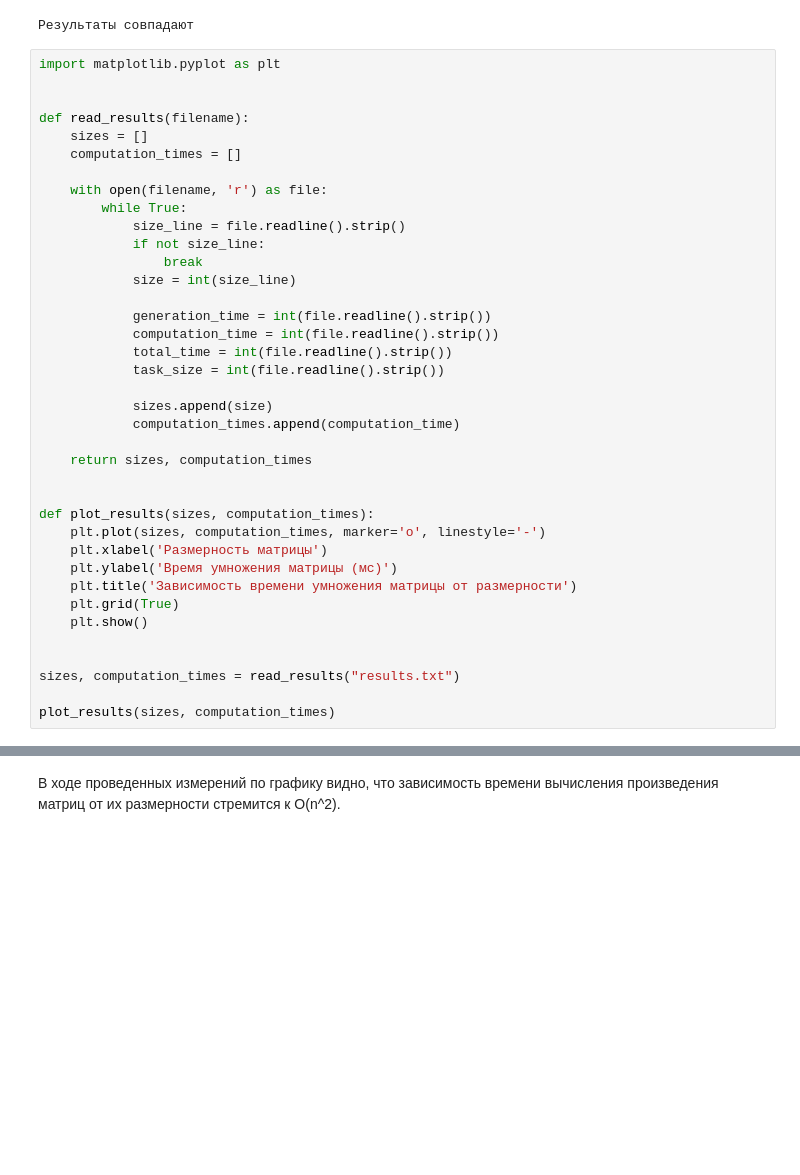
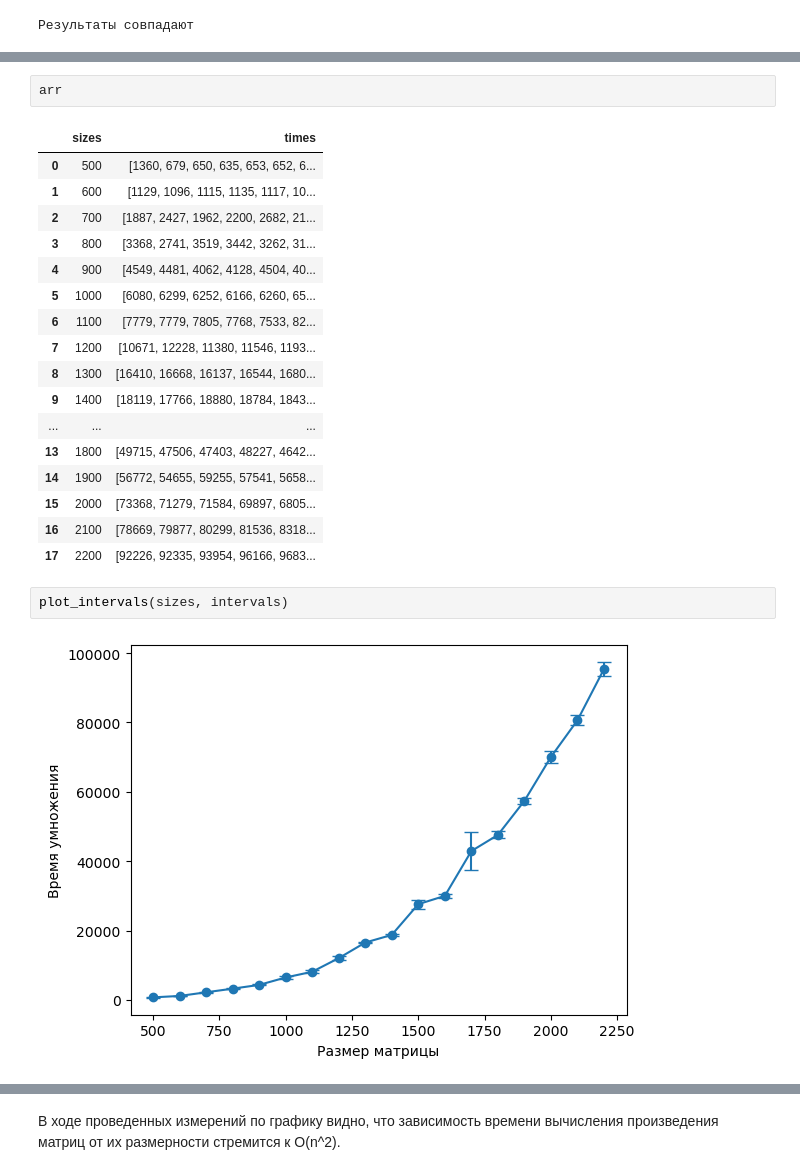
Before and after one commit to dmgorshenin/parallel_program, a Jupyter notebook: параллел прога/check.ipynb, the cells around one changed output, grey strips where cells are left out. Drawn from its saved outputs; the diff is of its cells as text; blank space fills up the shorter version.

```diff
--- a/параллел прога/check.ipynb
+++ b/параллел прога/check.ipynb
@@ -21,41 +21,3 @@ else:
     print("Результаты не совпадают")
 # %% [output]
 Результаты совпадают
-# %%
-import matplotlib.pyplot as plt
-
-
-def read_results(filename):
-    sizes = []
-    computation_times = []
-
-    with open(filename, 'r') as file:
-        while True:
-            size_line = file.readline().strip()
-            if not size_line:
-                break
-            size = int(size_line)
-
-            generation_time = int(file.readline().strip())
-            computation_time = int(file.readline().strip())
-            total_time = int(file.readline().strip())
-            task_size = int(file.readline().strip())
-
-            sizes.append(size)
-            computation_times.append(computation_time)
-
-    return sizes, computation_times
-
-
-def plot_results(sizes, computation_times):
-    plt.plot(sizes, computation_times, marker='o', linestyle='-')
-    plt.xlabel('Размерность матрицы')
-    plt.ylabel('Время умножения матрицы (мс)')
-    plt.title('Зависимость времени умножения матрицы от размерности')
-    plt.grid(True)
-    plt.show()
-
-
-sizes, computation_times = read_results("results.txt")
-
-plot_results(sizes, computation_times)
@@ -63,0 +80,24 @@ plot_results(sizes, computation_times)
+# %%
+arr
+# %% [output]
+|  | sizes | times |
+| 0 | 500 | [1360, 679, 650, 635, 653, 652, 6... |
+| 1 | 600 | [1129, 1096, 1115, 1135, 1117, 10... |
+| 2 | 700 | [1887, 2427, 1962, 2200, 2682, 21... |
+| 3 | 800 | [3368, 2741, 3519, 3442, 3262, 31... |
+| 4 | 900 | [4549, 4481, 4062, 4128, 4504, 40... |
+| 5 | 1000 | [6080, 6299, 6252, 6166, 6260, 65... |
+| 6 | 1100 | [7779, 7779, 7805, 7768, 7533, 82... |
+| 7 | 1200 | [10671, 12228, 11380, 11546, 1193... |
+| 8 | 1300 | [16410, 16668, 16137, 16544, 1680... |
+| 9 | 1400 | [18119, 17766, 18880, 18784, 1843... |
+| ... | ... | ... |
+| 13 | 1800 | [49715, 47506, 47403, 48227, 4642... |
+| 14 | 1900 | [56772, 54655, 59255, 57541, 5658... |
+| 15 | 2000 | [73368, 71279, 71584, 69897, 6805... |
+| 16 | 2100 | [78669, 79877, 80299, 81536, 8318... |
+| 17 | 2200 | [92226, 92335, 93954, 96166, 9683... |
+# %%
+plot_intervals(sizes, intervals)
+# %% [output]
+[figure, added]
```
Also changed, not shown: parts of 3 cells of this notebook, 6 other files.
